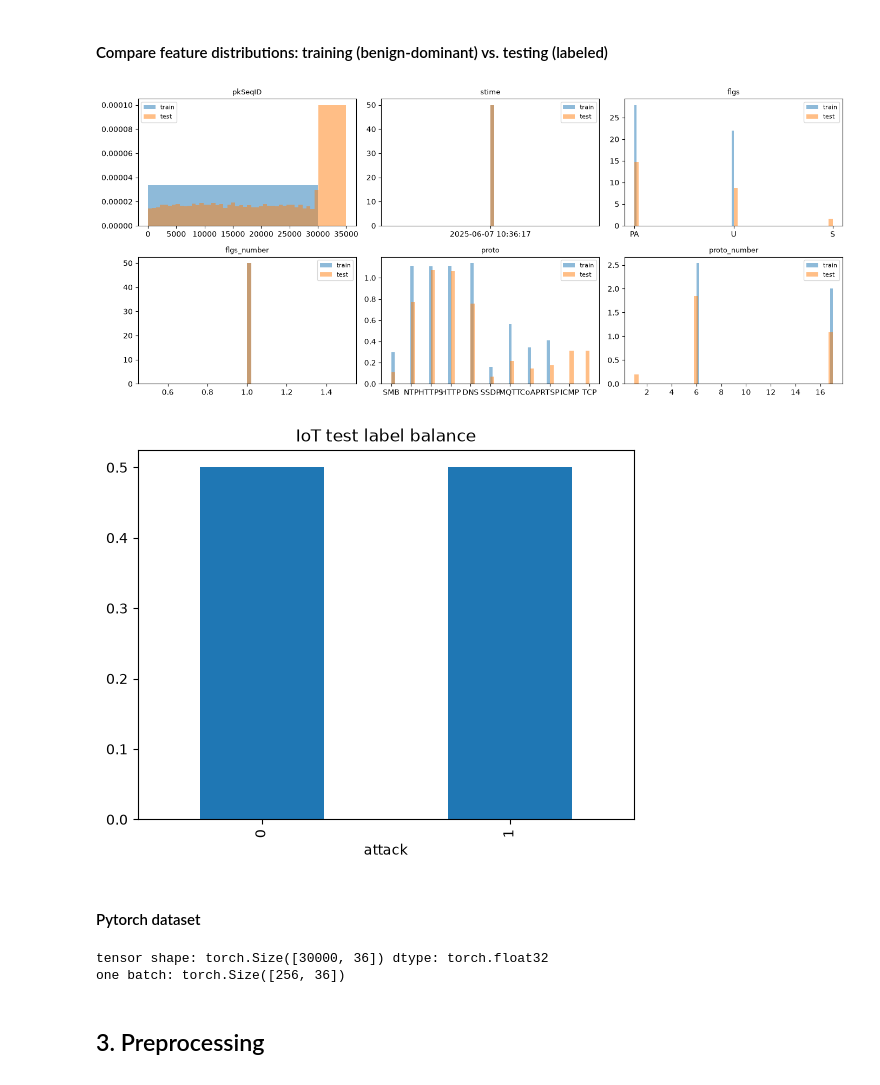
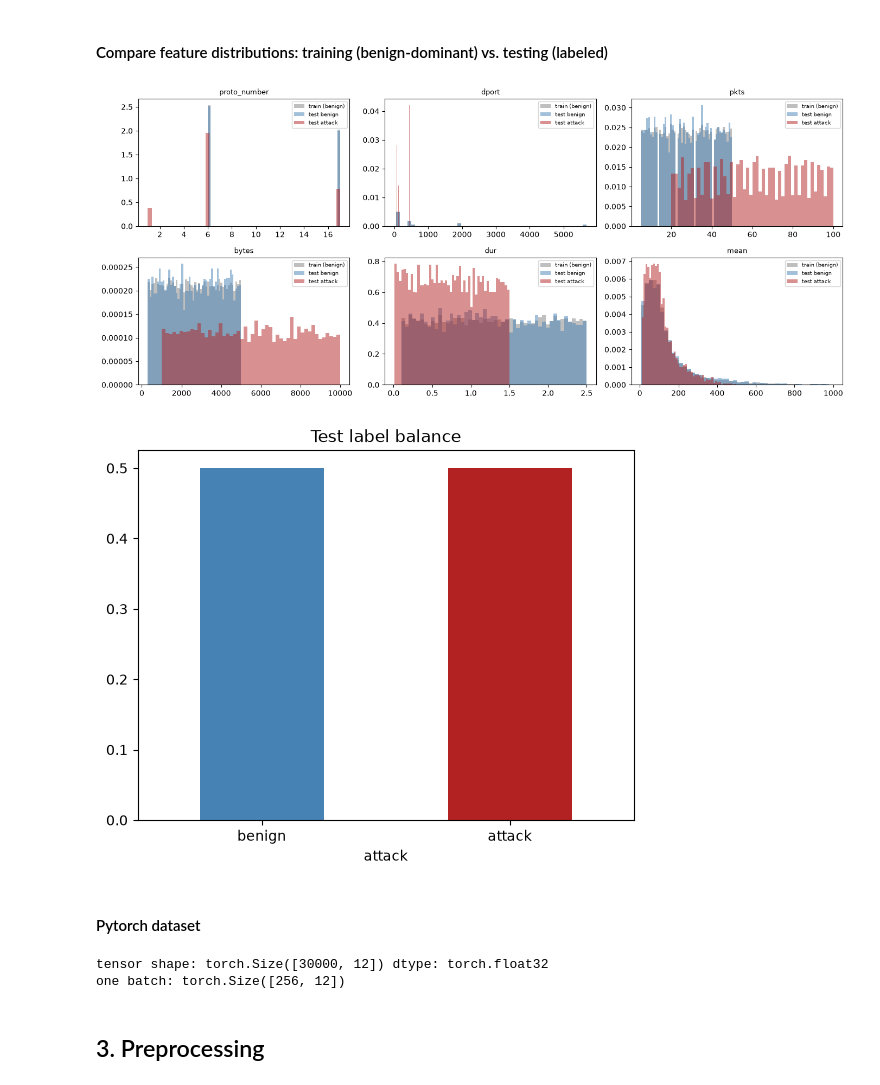
Before and after one commit to Muten-Roshi-Sama/federated-neural-network-cluster, a Jupyter notebook: notebooks/01-mendeley.ipynb, the cells around one changed output. Drawn from its saved outputs; the diff is of its cells as text; code cells hidden in the pictures.

```diff
--- a/notebooks/01-mendeley.ipynb
+++ b/notebooks/01-mendeley.ipynb
@@ -70,6 +97,12 @@ iot_train = pd.read_csv(DATA_DIR / "iot_devices_dataset_for_training.csv")
 print("shape:", iot_train.shape)
 print("\ndtypes:\n", iot_train.dtypes.value_counts())
 # iot_train.head()
+
+
+label_cols = [c for c in iot_test.columns if c not in iot_train.columns]
+print("Label-related columns present only in test:")
+for c in label_cols:
+    print(f"  {c:15s} dtype={iot_test[c].dtype}  nunique={iot_test[c].nunique()}")
 # %% [output]
 shape: (30000, 43)
 
@@ -99,14 +141,6 @@ PC test: (9883, 46), label column = 'attack'
 attack
 0    9883
 Name: count, dtype: int64
-# %%
-# Save into datasets
-datasets["raw"] = {
-    "X_train": iot_train.copy(),                    # unlabeled
-    "X_test":  iot_test.drop(columns=["attack"]).copy(),
-    "y_test":  iot_test["attack"].copy(),
-    "description": "Raw: unlabeled training file + labeled test file",
-}
 # %% [markdown]
 #### Feature overview and missing values
 # %%
@@ -241,13 +307,16 @@ Shape after cleaning: (30000, 15)
 # %% [markdown]
 ### 2.3. EDA plots on raw data
 # %%
-num_cols = clean.select_dtypes("number").columns.tolist()
+# ----- Distribution histograms -------
+train_X = datasets["cleaned"]["train_X"]
+num_cols = train_X.select_dtypes("number").columns.tolist()
 to_plot = num_cols[:6]
 
 fig, axes = plt.subplots(2, 3, figsize=(14, 6))
 for ax, col in zip(axes.ravel(), to_plot):
-    iot_train[col].hist(ax=ax, bins=50)
+    train_X[col].hist(ax=ax, bins=50)
     ax.set_title(col, fontsize=9)
+plt.suptitle("Cleaned training-set feature distributions", y=1.02)
 plt.tight_layout()
 plt.show()
 # %% [output]
@@ -255,42 +324,50 @@ plt.show()
 # %% [markdown]
 #### Compare feature distributions: training (benign-dominant) vs. testing (labeled)
 # %%
-label_col = [c for c in iot_test.columns if c.lower() in ("attack", "label", "class")][0]
-common = [c for c in iot_train.columns if c in iot_test.columns and c != label_col]
-sample_cols = common[:6]
+test_X = datasets["cleaned"]["test_X"]
+y_test = datasets["cleaned"]["test_y"]
 
 fig, axes = plt.subplots(2, 3, figsize=(14, 6))
-for ax, col in zip(axes.ravel(), sample_cols):
-    ax.hist(iot_train[col].dropna(), bins=50, alpha=0.5, label="train", density=True)
-    ax.hist(iot_test[col].dropna(), bins=50, alpha=0.5, label="test", density=True)
+for ax, col in zip(axes.ravel(), to_plot):
+    ax.hist(train_X[col], bins=50, alpha=0.5, label="train (benign)",
+            density=True, color="grey")
+    ax.hist(test_X.loc[y_test == 0, col], bins=50, alpha=0.5, label="test benign",
+            density=True, color="steelblue")
+    ax.hist(test_X.loc[y_test == 1, col], bins=50, alpha=0.5, label="test attack",
+            density=True, color="firebrick")
     ax.set_title(col, fontsize=9)
-    ax.legend(fontsize=8)
+    ax.legend(fontsize=7)
 plt.tight_layout()
 plt.show()
 
-# What's the label distribution in the test set? (tells you if the task is imbalanced)
-iot_test[label_col].value_counts(normalize=True).plot(kind="bar", title="IoT test label balance")
+y_test.value_counts(normalize=True).plot(
+    kind="bar", title="Test label balance", color=["steelblue", "firebrick"]
+)
+plt.xticks([0, 1], ["benign", "attack"], rotation=0)
 plt.show()
 # %% [output]
-[figure, old version]
+[figure, new version]
-[figure, old version]
+[figure, new version]
 # %% [markdown]
 #### Pytorch dataset
 # %%
 import torch
 from torch.utils.data import TensorDataset, DataLoader
 
-X = iot_train.select_dtypes("number").to_numpy(dtype=np.float32)
-X = np.nan_to_num(X)  # simplest first pass; refine later
-X_t = torch.from_numpy(X)
+# Preliminary numeric-only check. The real model input after encoding
+# will include one-hot features and have a slightly wider shape.
+X_num = datasets["cleaned"]["train_X"].select_dtypes("number").to_numpy(dtype=np.float32)
+X_num = np.nan_to_num(X_num)
+
+X_t = torch.from_numpy(X_num)
 print("tensor shape:", X_t.shape, "dtype:", X_t.dtype)
 
 loader = DataLoader(TensorDataset(X_t), batch_size=256, shuffle=True)
 batch = next(iter(loader))
 print("one batch:", batch[0].shape)
 # %% [output]
-tensor shape: torch.Size([30000, 36]) dtype: torch.float32
-one batch: torch.Size([256, 36])
+tensor shape: torch.Size([30000, 12]) dtype: torch.float32
+one batch: torch.Size([256, 12])
 # %% [markdown]
 ## 3. Preprocessing
 # %% [markdown]
```
Also changed, not shown: parts of 21 cells of this notebook.
